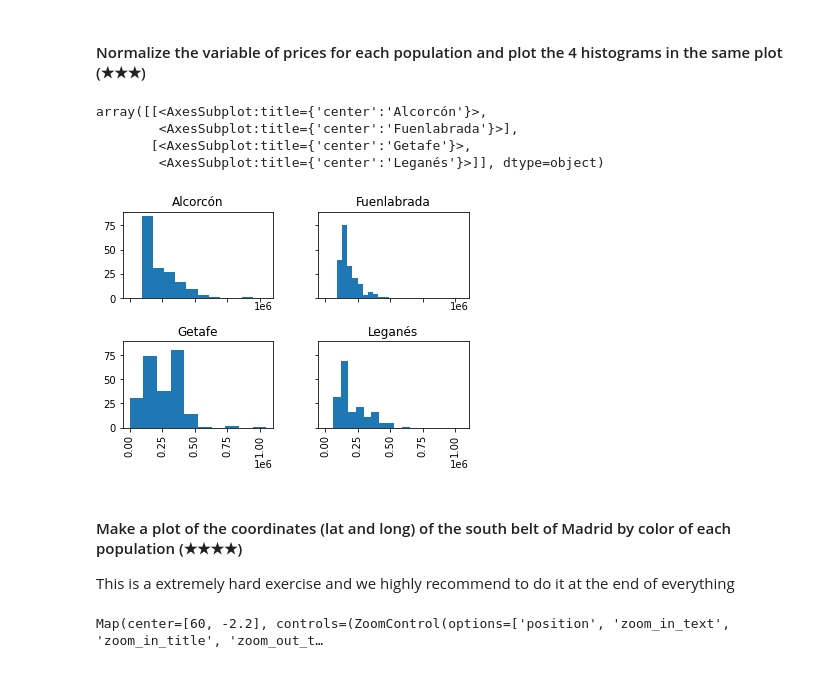
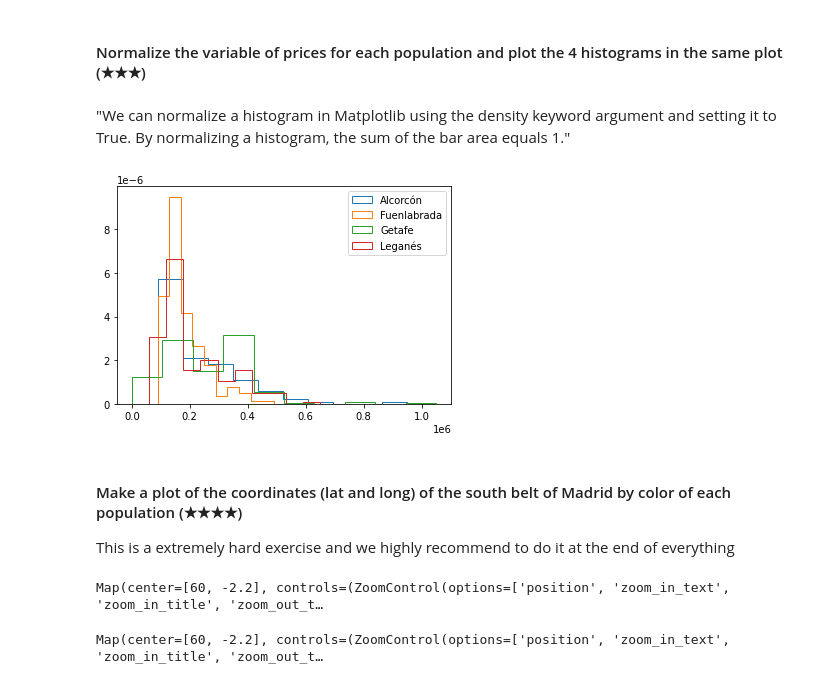
Before and after one commit to martina-nu/4geeks-prework-finalprojectv2, a Jupyter notebook: project.ipynb, the cells around one changed output. Cells and saved outputs as stored; diff of their text form; code cells hidden in the pictures.

```diff
--- a/project.ipynb
+++ b/project.ipynb
@@ -244,14 +244,23 @@ Leganés      10412     650000
 Name: price, dtype: int64
 # %% [markdown]
 #### Normalize the variable of prices for each population and plot the 4 histograms in the same plot (★★★)
+# %% [markdown]
+"We can normalize a histogram in Matplotlib using the density keyword argument and setting it to True. By normalizing a histogram, the sum of the bar area equals 1."
 # %%
-south_belt['price'].hist(by=south_belt['level5'], sharey=True, sharex=True)
+alcorcon= df[df.level5 == "Alcorcón"]
+fuenlabrada= df[df.level5 == "Fuenlabrada"]
+getafe = df[df.level5 == "Getafe"]
+leganes = df[df.level5 == "Leganés"]
+
+fig,ax = plt.subplots()
+ax.hist(alcorcon["price"], label="Alcorcón", histtype="step", density=True)
+ax.hist(fuenlabrada["price"], label="Fuenlabrada", histtype="step", density=True)
+ax.hist(getafe["price"], label="Getafe", histtype="step", density=True)
+ax.hist(leganes["price"], label="Leganés", histtype="step", density=True)
+plt.legend()
+plt.show()
 # %% [output]
-array([[<AxesSubplot:title={'center':'Alcorcón'}>,
-        <AxesSubplot:title={'center':'Fuenlabrada'}>],
-       [<AxesSubplot:title={'center':'Getafe'}>,
-        <AxesSubplot:title={'center':'Leganés'}>]], dtype=object)
-[figure, old version]
+[figure, new version]
 # %% [markdown]
 #### Make a plot of the coordinates (lat and long) of the south belt of Madrid by color of each population (★★★★)
 This is a extremely hard exercise and we highly recommend to do it at the end of everything
@@ -264,6 +273,10 @@ from ipyleaflet import Map, basemaps ,Marker
 # Map centred on (60 degrees latitude et -2.2 degrees longitude)
 # Latitude, longitude
 map = Map(center = (60, -2.2), zoom = 2, min_zoom = 1, max_zoom = 20, basemap=basemaps.Stamen.Terrain)
+
+map
+# %% [output]
+Map(center=[60, -2.2], controls=(ZoomControl(options=['position', 'zoom_in_text', 'zoom_in_title', 'zoom_out_t…
 # %%
 ## HERE: plot the coordinates of the estates
 
```
Also changed, not shown: parts of 3 cells of this notebook.
